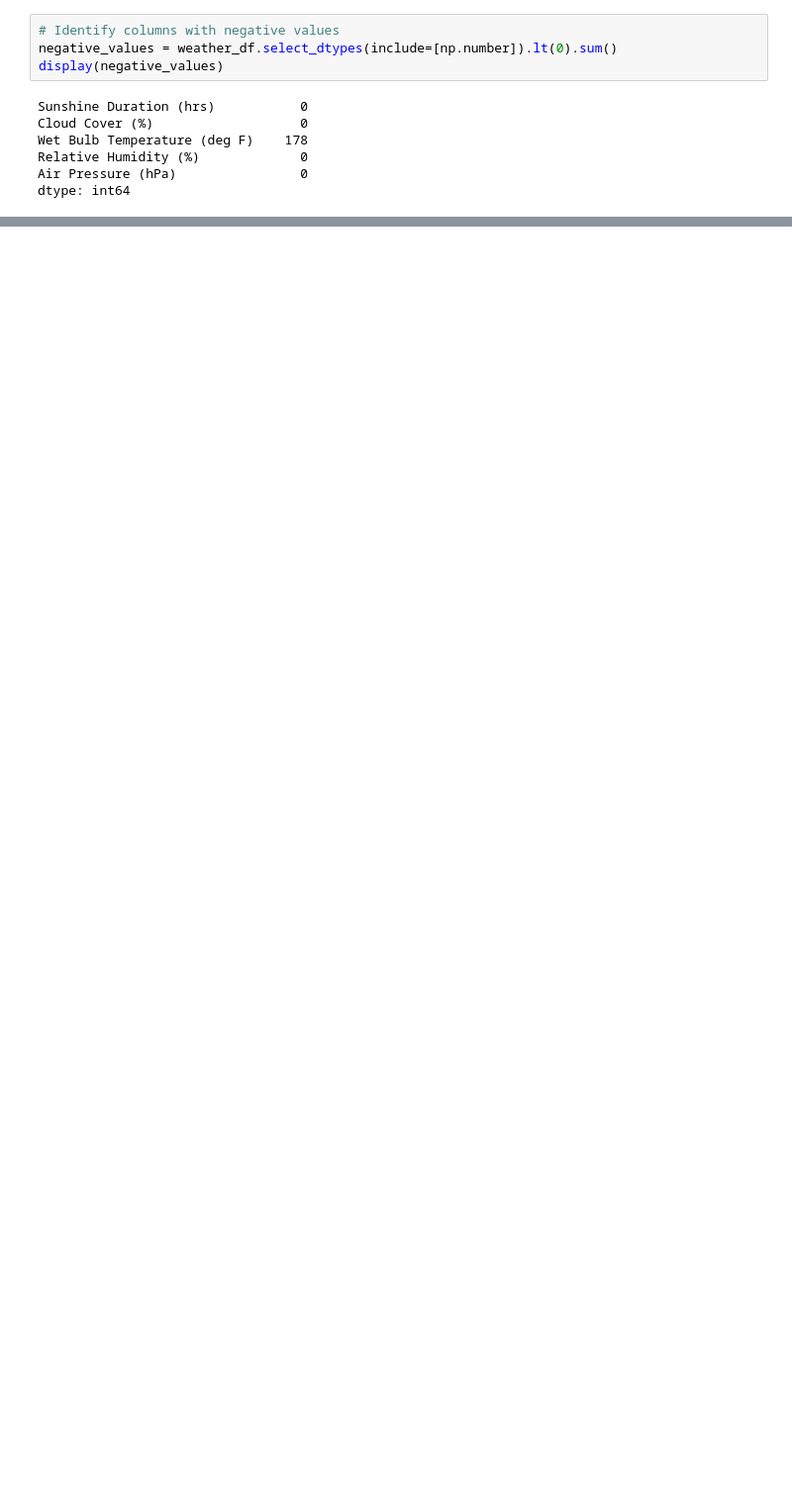
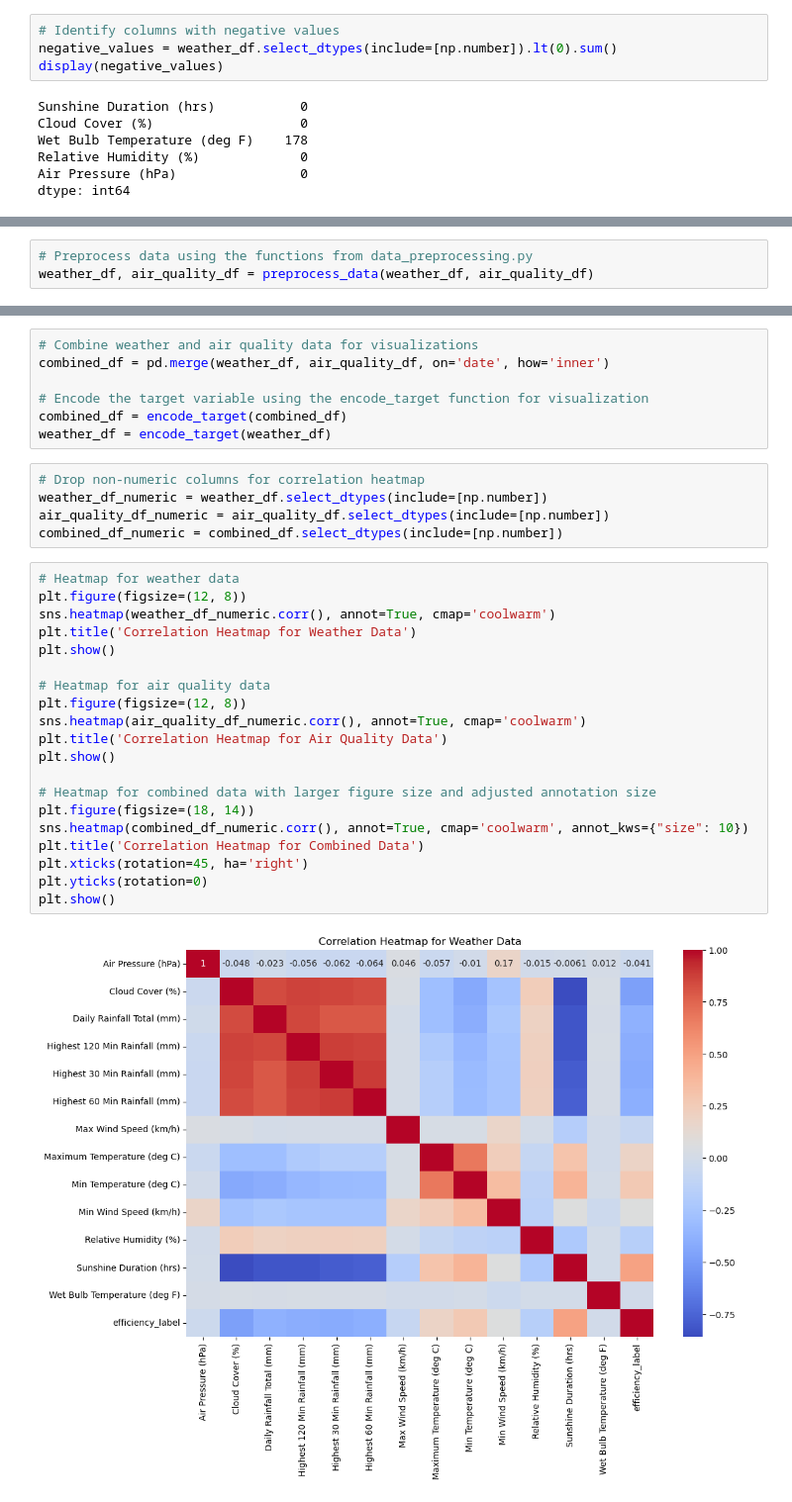
Before and after one commit to thetruthkenhurt/Solar-panel-efficiency-prediction, a Jupyter notebook: eda.ipynb, the cells around one changed output, grey strips where cells are left out. Shown at 99% size. Drawn from its saved outputs; the diff is of its cells as text; blank space fills up the shorter version.

```diff
--- a/eda.ipynb
+++ b/eda.ipynb
@@ -783,0 +396,3 @@ This concludes the exploratory data analysis section of our case study. We are n
+# %%
+# Preprocess data using the functions from data_preprocessing.py
+weather_df, air_quality_df = preprocess_data(weather_df, air_quality_df)
@@ -783,0 +436,34 @@ This concludes the exploratory data analysis section of our case study. We are n
+# %%
+# Combine weather and air quality data for visualizations
+combined_df = pd.merge(weather_df, air_quality_df, on='date', how='inner')
+
+# Encode the target variable using the encode_target function for visualization
+combined_df = encode_target(combined_df)
+weather_df = encode_target(weather_df)
+# %%
+# Drop non-numeric columns for correlation heatmap
+weather_df_numeric = weather_df.select_dtypes(include=[np.number])
+air_quality_df_numeric = air_quality_df.select_dtypes(include=[np.number])
+combined_df_numeric = combined_df.select_dtypes(include=[np.number])
+# %%
+# Heatmap for weather data
+plt.figure(figsize=(12, 8))
+sns.heatmap(weather_df_numeric.corr(), annot=True, cmap='coolwarm')
+plt.title('Correlation Heatmap for Weather Data')
+plt.show()
+
+# Heatmap for air quality data
+plt.figure(figsize=(12, 8))
+sns.heatmap(air_quality_df_numeric.corr(), annot=True, cmap='coolwarm')
+plt.title('Correlation Heatmap for Air Quality Data')
+plt.show()
+
+# Heatmap for combined data with larger figure size and adjusted annotation size
+plt.figure(figsize=(18, 14))
+sns.heatmap(combined_df_numeric.corr(), annot=True, cmap='coolwarm', annot_kws={"size": 10})
+plt.title('Correlation Heatmap for Combined Data')
+plt.xticks(rotation=45, ha='right')
+plt.yticks(rotation=0)
+plt.show()
+# %% [output]
+[figure, added]
```
Also changed, not shown: parts of 75 cells of this notebook, 7 other files.
